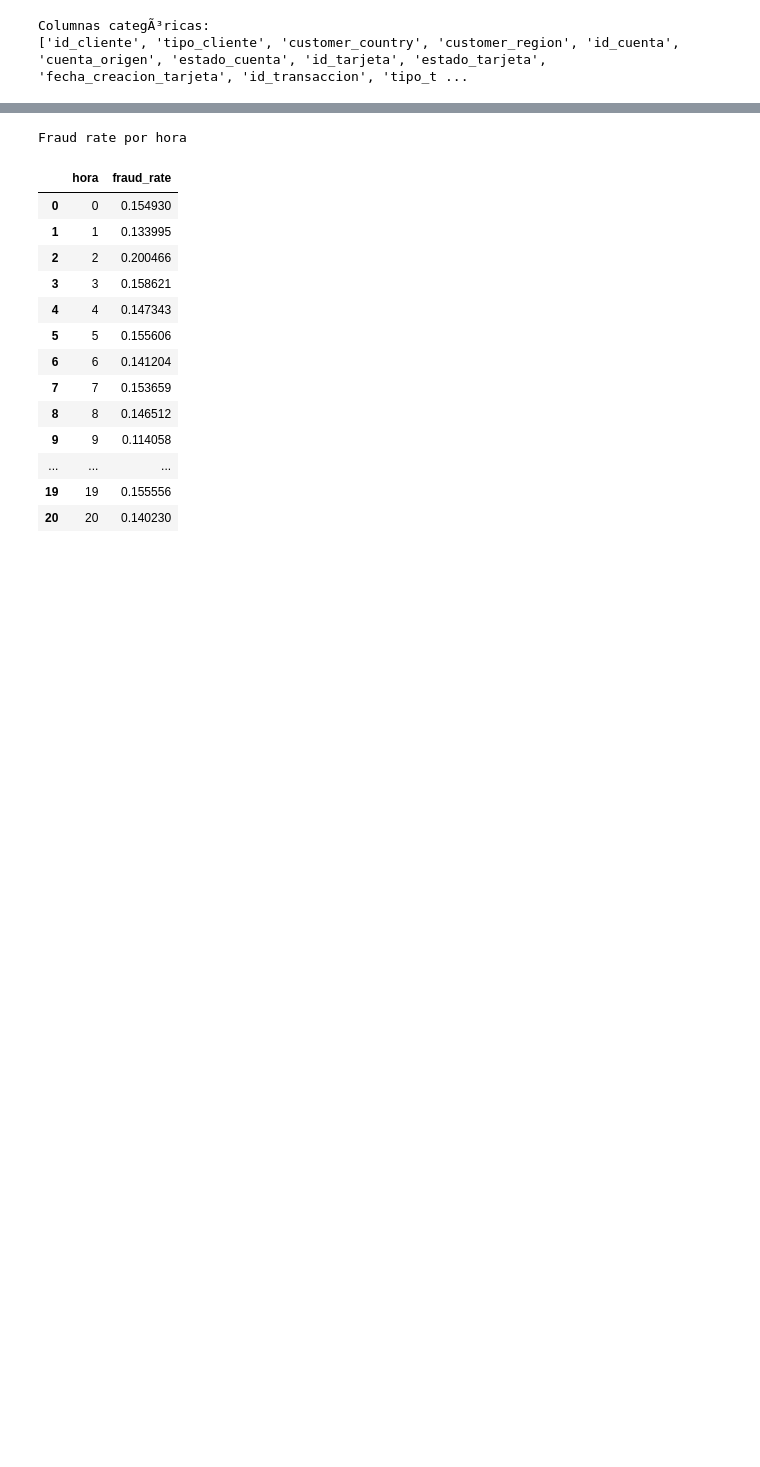
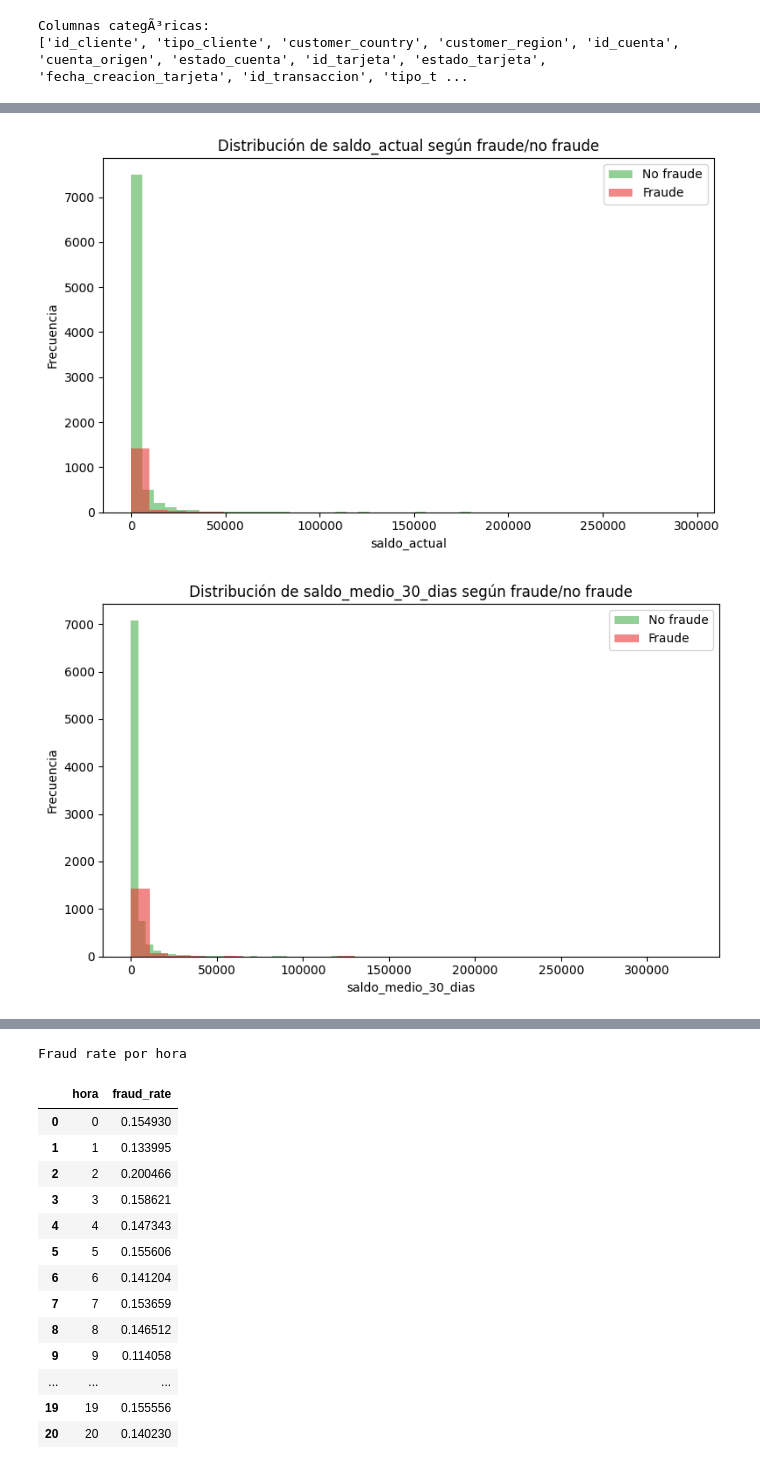
Before and after one commit to CPasData/NovaPay_ML, a Jupyter notebook: Notebooks/EDA.ipynb, the cells around one changed output, grey strips where cells are left out. Saved outputs shown, nothing was run; the diff lists cells and outputs as text; code cells hidden in the pictures; blank space fills up the shorter version.

```diff
--- a/Notebooks/EDA.ipynb
+++ b/Notebooks/EDA.ipynb
@@ -108,0 +148,39 @@ Columnas categÃ³ricas:
+# %%
+# Distribuciones de las variables/saldo volumen
+variables_saldo_volumen = [
+    'saldo_actual',
+    'saldo_medio_30_dias',
+    'volumen_entrante_30_dias',
+    'volumen_saliente_30_dias',
+    'importe_medio_mensual',
+    'desviacion_estandar_mensual'
+]
+
+for col in variables_saldo_volumen:
+    plt.figure(figsize=(8, 5))
+
+    plt.hist(
+        df[df['IS_FRAUD'] == 0][col].dropna(),
+        bins=30,
+        alpha=0.6,
+        label='No fraude',
+        color='#4CAF50'
+    )
+
+    plt.hist(
+        df[df['IS_FRAUD'] == 1][col].dropna(),
+        bins=30,
+        alpha=0.6,
+        label='Fraude',
+        color='#E53935'
+    )
+
+    plt.title(f'Distribución de {col} según fraude/no fraude')
+    plt.xlabel(col)
+    plt.ylabel('Frecuencia')
+    plt.legend()
+    plt.tight_layout()
+    plt.show()
+# %% [output]
+[figure, added]
+[figure, added]
```
Also changed, not shown: parts of 26 cells of this notebook, 2 other files.
